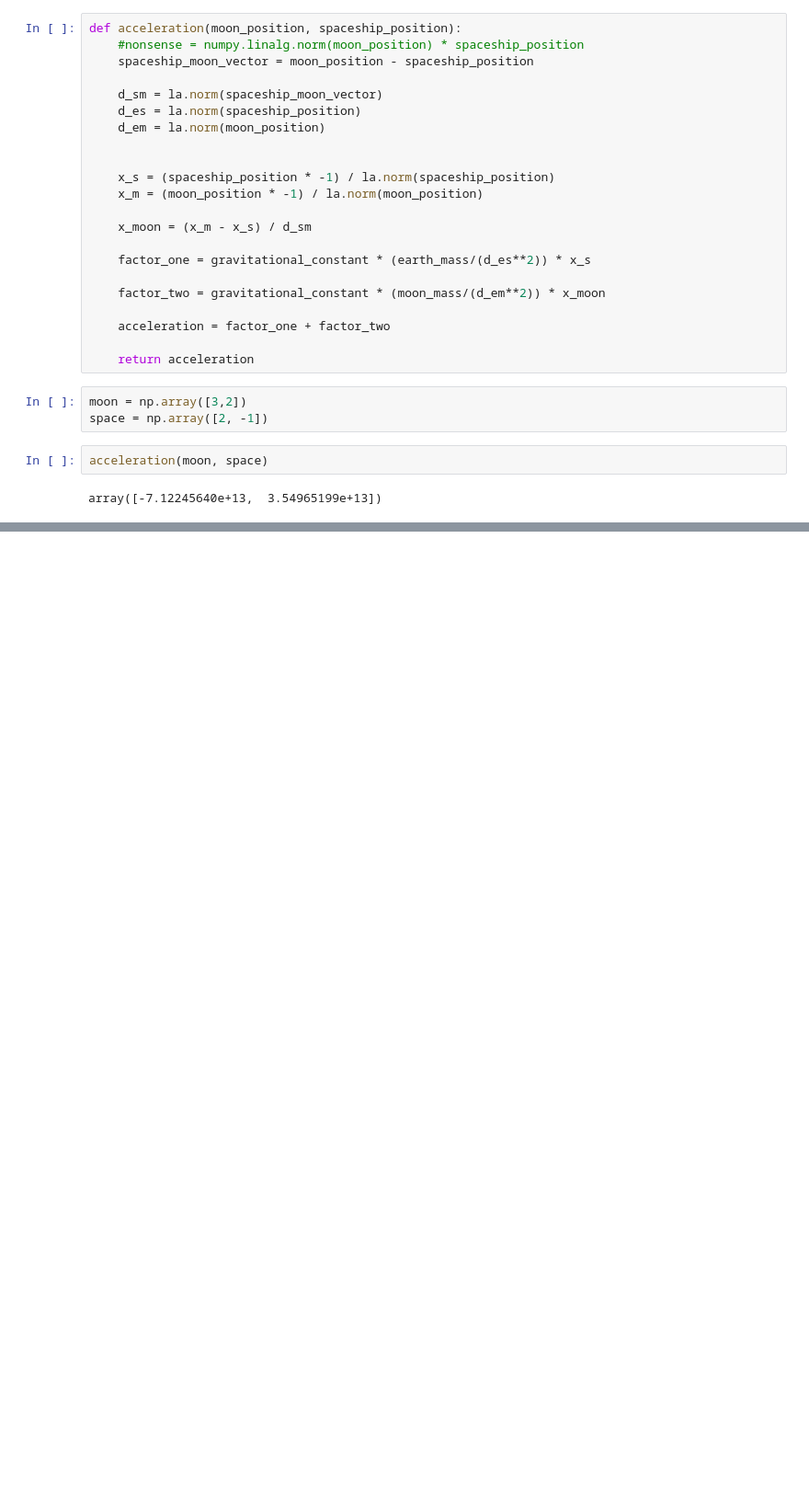
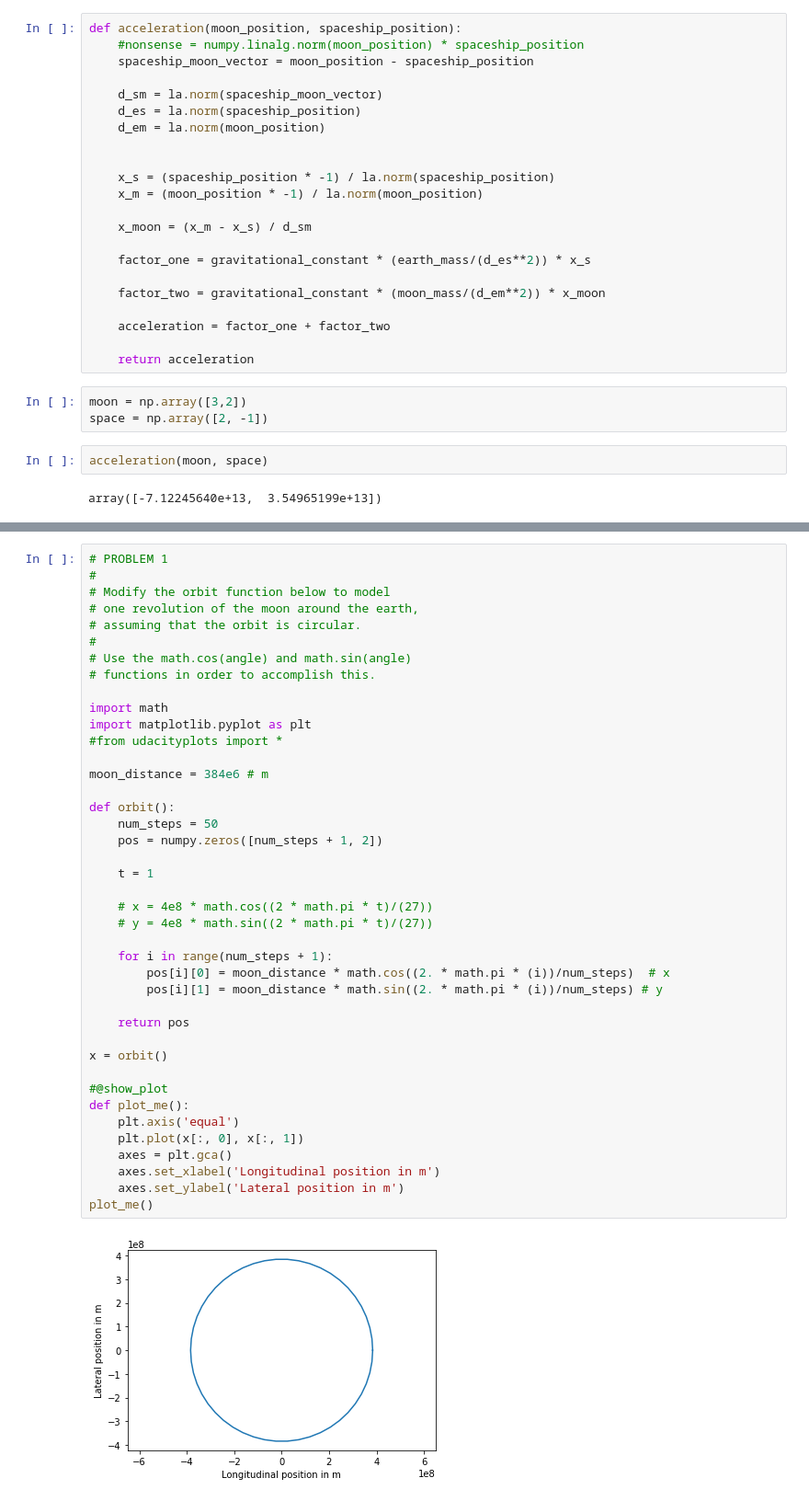
Before and after one commit to polyrand/diffeq, a Jupyter notebook: diffeq_action/action_1.ipynb, the cells around one changed output, grey strips where cells are left out. Shown: that part at 92% size. Drawn from its saved outputs; the diff is of its cells as text; blank space fills up the shorter version.

Commit message:
more problems solved

```diff
--- a/diffeq_action/action_1.ipynb
+++ b/diffeq_action/action_1.ipynb
@@ -41,0 +52,43 @@ array([-7.12245640e+13,  3.54965199e+13])
+# %%
+# PROBLEM 1
+#
+# Modify the orbit function below to model
+# one revolution of the moon around the earth,
+# assuming that the orbit is circular.
+#
+# Use the math.cos(angle) and math.sin(angle)
+# functions in order to accomplish this.
+
+import math
+import matplotlib.pyplot as plt
+#from udacityplots import *
+
+moon_distance = 384e6 # m
+
+def orbit():
+    num_steps = 50
+    pos = numpy.zeros([num_steps + 1, 2])
+
+    t = 1
+
+    # x = 4e8 * math.cos((2 * math.pi * t)/(27))
+    # y = 4e8 * math.sin((2 * math.pi * t)/(27))
+
+    for i in range(num_steps + 1):
+        pos[i][0] = moon_distance * math.cos((2. * math.pi * (i))/num_steps)  # x
+        pos[i][1] = moon_distance * math.sin((2. * math.pi * (i))/num_steps) # y
+
+    return pos
+
+x = orbit()
+
+#@show_plot
+def plot_me():
+    plt.axis('equal')
+    plt.plot(x[:, 0], x[:, 1])
+    axes = plt.gca()
+    axes.set_xlabel('Longitudinal position in m')
+    axes.set_ylabel('Lateral position in m')
+plot_me()
+# %% [output]
+[figure, added]
```
Also changed, not shown: parts of 2 cells of this notebook.
